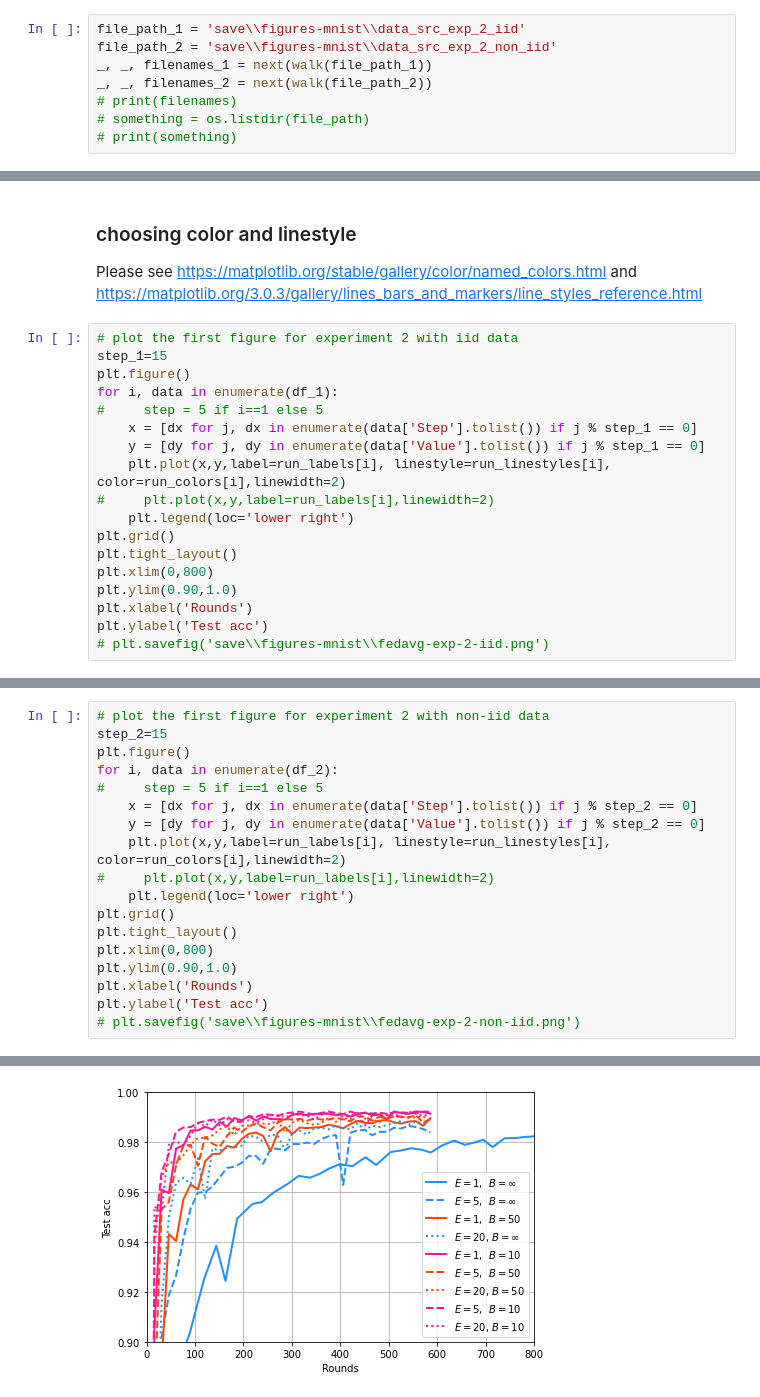
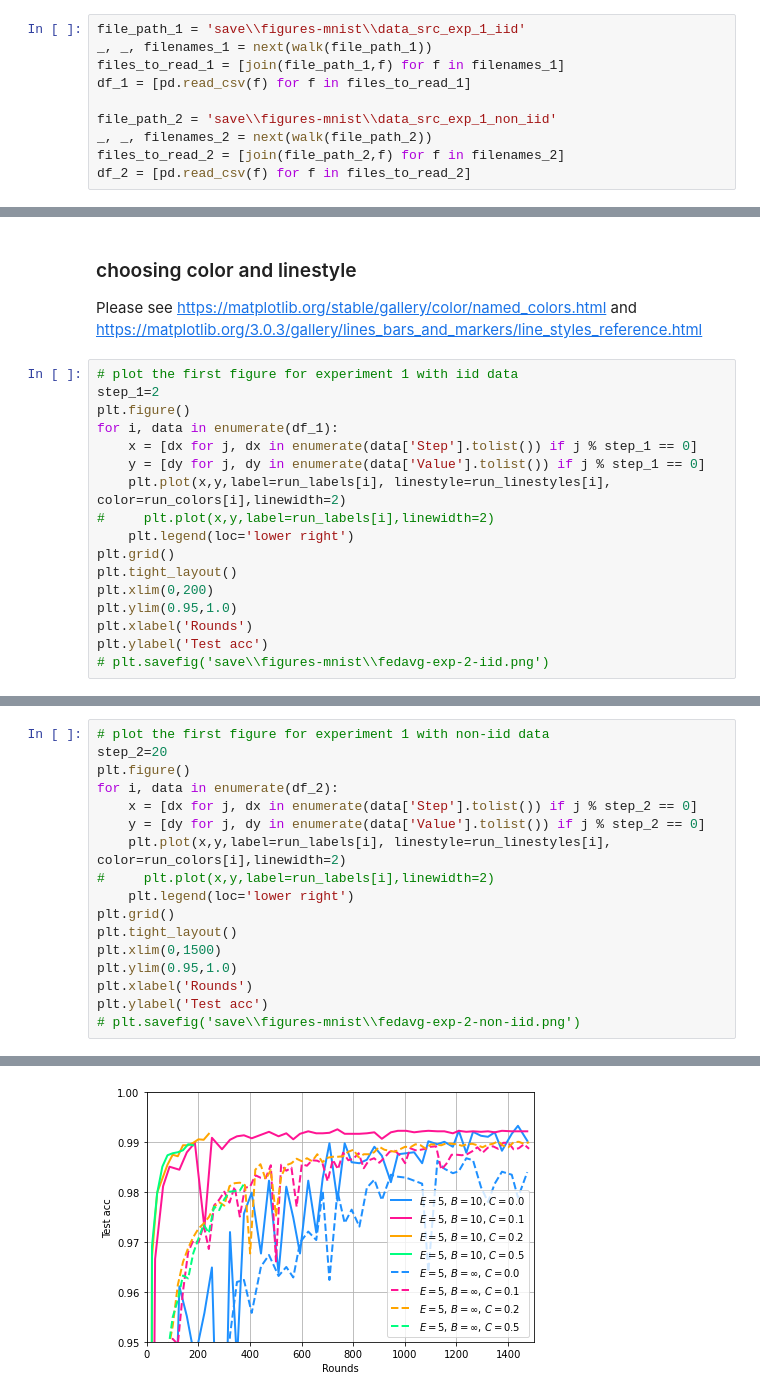
Before and after one commit to ywang037/Federated-Learning-PyTorch, a Jupyter notebook: helper-plot-csv-exp-1.ipynb, the cells around one changed output, grey strips where cells are left out. Drawn from its saved outputs; the diff is of its cells as text.

```diff
--- a/helper-plot-csv-exp-1.ipynb
+++ b/helper-plot-csv-exp-1.ipynb
@@ -13,10 +13,12 @@ os.getcwd()
 # %% [output]
 'C:\\Users\\wangyuan\\myfl-1\\Federated-Learning-PyTorch'
 # %%
-file_path_1 = 'save\\figures-mnist\\data_src_exp_2_iid'
-file_path_2 = 'save\\figures-mnist\\data_src_exp_2_non_iid'
+file_path_1 = 'save\\figures-mnist\\data_src_exp_1_iid'
 _, _, filenames_1 = next(walk(file_path_1))
+files_to_read_1 = [join(file_path_1,f) for f in filenames_1]
+df_1 = [pd.read_csv(f) for f in files_to_read_1]
+
+file_path_2 = 'save\\figures-mnist\\data_src_exp_1_non_iid'
 _, _, filenames_2 = next(walk(file_path_2))
-# print(filenames)
-# something = os.listdir(file_path)
-# print(something)
+files_to_read_2 = [join(file_path_2,f) for f in filenames_2]
+df_2 = [pd.read_csv(f) for f in files_to_read_2]
@@ -81,11 +50,10 @@ run_linestyles[8] = ':'
 ### choosing color and linestyle
 Please see https://matplotlib.org/stable/gallery/color/named_colors.html and https://matplotlib.org/3.0.3/gallery/lines_bars_and_markers/line_styles_reference.html
 # %%
-# plot the first figure for experiment 2 with iid data
-step_1=15
+# plot the first figure for experiment 1 with iid data
+step_1=2
 plt.figure()
 for i, data in enumerate(df_1):
-#     step = 5 if i==1 else 5
     x = [dx for j, dx in enumerate(data['Step'].tolist()) if j % step_1 == 0]
     y = [dy for j, dy in enumerate(data['Value'].tolist()) if j % step_1 == 0]
     plt.plot(x,y,label=run_labels[i], linestyle=run_linestyles[i], color=run_colors[i],linewidth=2)
@@ -93,8 +61,8 @@ for i, data in enumerate(df_1):
     plt.legend(loc='lower right')
 plt.grid()
 plt.tight_layout()
-plt.xlim(0,800)
-plt.ylim(0.90,1.0)
+plt.xlim(0,200)
+plt.ylim(0.95,1.0)
 plt.xlabel('Rounds')
 plt.ylabel('Test acc')
 # plt.savefig('save\\figures-mnist\\fedavg-exp-2-iid.png')
@@ -104,21 +72,20 @@ Text(27.0, 0.5, 'Test acc')
 # %%
-# plot the first figure for experiment 2 with non-iid data
-step_2=15
+# plot the first figure for experiment 1 with non-iid data
+step_2=20
 plt.figure()
 for i, data in enumerate(df_2):
-#     step = 5 if i==1 else 5
     x = [dx for j, dx in enumerate(data['Step'].tolist()) if j % step_2 == 0]
     y = [dy for j, dy in enumerate(data['Value'].tolist()) if j % step_2 == 0]
     plt.plot(x,y,label=run_labels[i], linestyle=run_linestyles[i], color=run_colors[i],linewidth=2)
 #     plt.plot(x,y,label=run_labels[i],linewidth=2)
     plt.legend(loc='lower right')
 plt.grid()
 plt.tight_layout()
-plt.xlim(0,800)
-plt.ylim(0.90,1.0)
+plt.xlim(0,1500)
+plt.ylim(0.95,1.0)
 plt.xlabel('Rounds')
 plt.ylabel('Test acc')
 # plt.savefig('save\\figures-mnist\\fedavg-exp-2-non-iid.png')
 # %% [output]
 Text(27.0, 0.5, 'Test acc')
-[figure, old version]
+[figure, new version]
```
Also changed, not shown: parts of 5 cells of this notebook.
